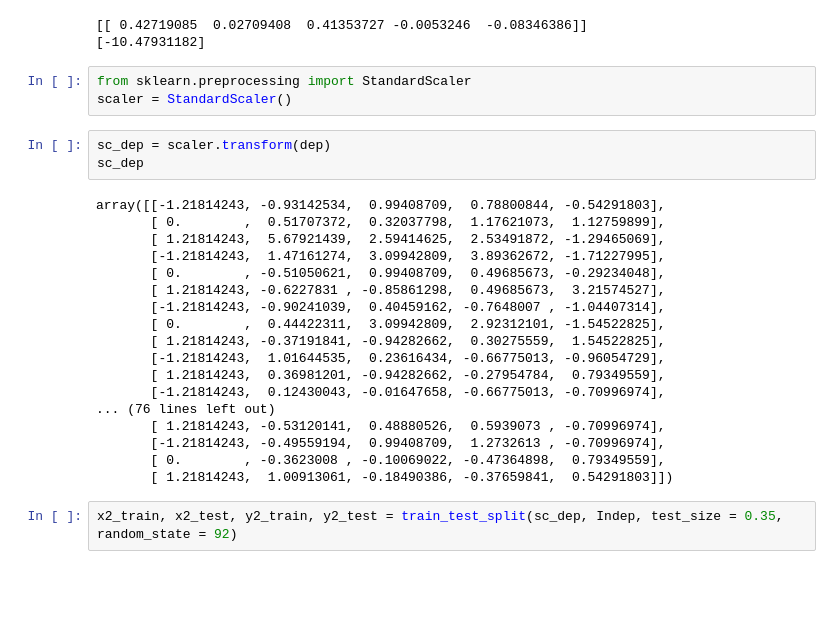
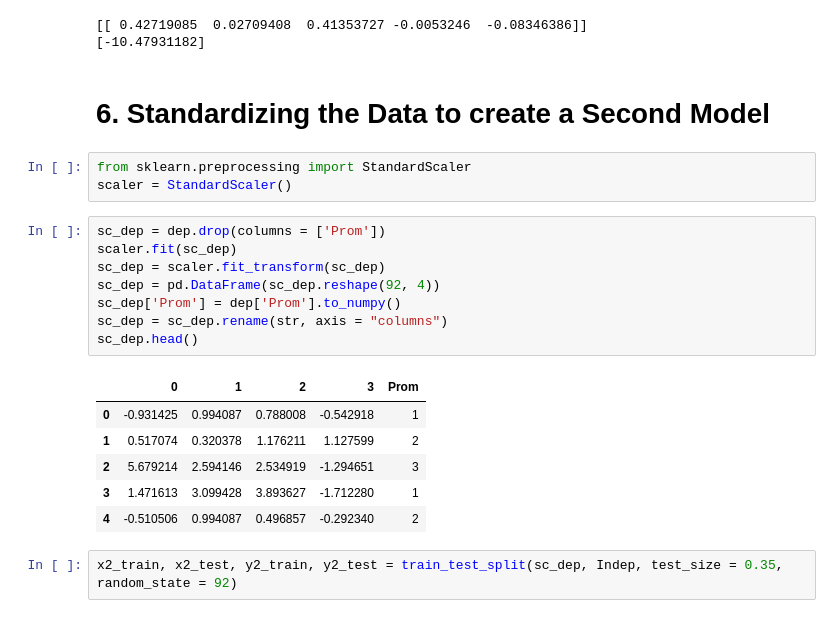
Before and after one commit to ShreyS92/Survival_Proj, a Jupyter notebook: Logistic_Model.ipynb, the cells around one changed output. Saved outputs shown, nothing was run; the diff lists cells and outputs as text; blank space fills up the shorter version.

```diff
--- a/Logistic_Model.ipynb
+++ b/Logistic_Model.ipynb
@@ -193,30 +207,26 @@ print(lr.intercept_)
 # %% [output]
 [[ 0.42719085  0.02709408  0.41353727 -0.0053246  -0.08346386]]
 [-10.47931182]
+# %% [markdown]
+# 6. Standardizing the Data to create a Second Model
 # %%
 from sklearn.preprocessing import StandardScaler
 scaler = StandardScaler()
-# %%
-sc_dep = scaler.transform(dep)
-sc_dep
-# %% [output]
-array([[-1.21814243, -0.93142534,  0.99408709,  0.78800844, -0.54291803],
-       [ 0.        ,  0.51707372,  0.32037798,  1.17621073,  1.12759899],
-       [ 1.21814243,  5.67921439,  2.59414625,  2.53491872, -1.29465069],
-       [-1.21814243,  1.47161274,  3.09942809,  3.89362672, -1.71227995],
-       [ 0.        , -0.51050621,  0.99408709,  0.49685673, -0.29234048],
-       [ 1.21814243, -0.6227831 , -0.85861298,  0.49685673,  3.21574527],
-       [-1.21814243, -0.90241039,  0.40459162, -0.7648007 , -1.04407314],
-       [ 0.        ,  0.44422311,  3.09942809,  2.92312101, -1.54522825],
-       [ 1.21814243, -0.37191841, -0.94282662,  0.30275559,  1.54522825],
-       [-1.21814243,  1.01644535,  0.23616434, -0.66775013, -0.96054729],
-       [ 1.21814243,  0.36981201, -0.94282662, -0.27954784,  0.79349559],
-       [-1.21814243,  0.12430043, -0.01647658, -0.66775013, -0.70996974],
-... (76 lines left out)
-       [ 1.21814243, -0.53120141,  0.48880526,  0.5939073 , -0.70996974],
-       [-1.21814243, -0.49559194,  0.99408709,  1.2732613 , -0.70996974],
-       [ 0.        , -0.3623008 , -0.10069022, -0.47364898,  0.79349559],
-       [ 1.21814243,  1.00913061, -0.18490386, -0.37659841,  0.54291803]])
+# %%
+sc_dep = dep.drop(columns = ['Prom'])
+scaler.fit(sc_dep)
+sc_dep = scaler.fit_transform(sc_dep)
+sc_dep = pd.DataFrame(sc_dep.reshape(92, 4))
+sc_dep['Prom'] = dep['Prom'].to_numpy()
+sc_dep = sc_dep.rename(str, axis = "columns")
+sc_dep.head()
+# %% [output]
+|  | 0 | 1 | 2 | 3 | Prom |
+| 0 | -0.931425 | 0.994087 | 0.788008 | -0.542918 | 1 |
+| 1 | 0.517074 | 0.320378 | 1.176211 | 1.127599 | 2 |
+| 2 | 5.679214 | 2.594146 | 2.534919 | -1.294651 | 3 |
+| 3 | 1.471613 | 3.099428 | 3.893627 | -1.712280 | 1 |
+| 4 | -0.510506 | 0.994087 | 0.496857 | -0.292340 | 2 |
 # %%
 x2_train, x2_test, y2_train, y2_test = train_test_split(sc_dep, Indep, test_size = 0.35, random_state = 92)
 # %%
```
Also changed, not shown: parts of 8 cells of this notebook, 1 other file.
